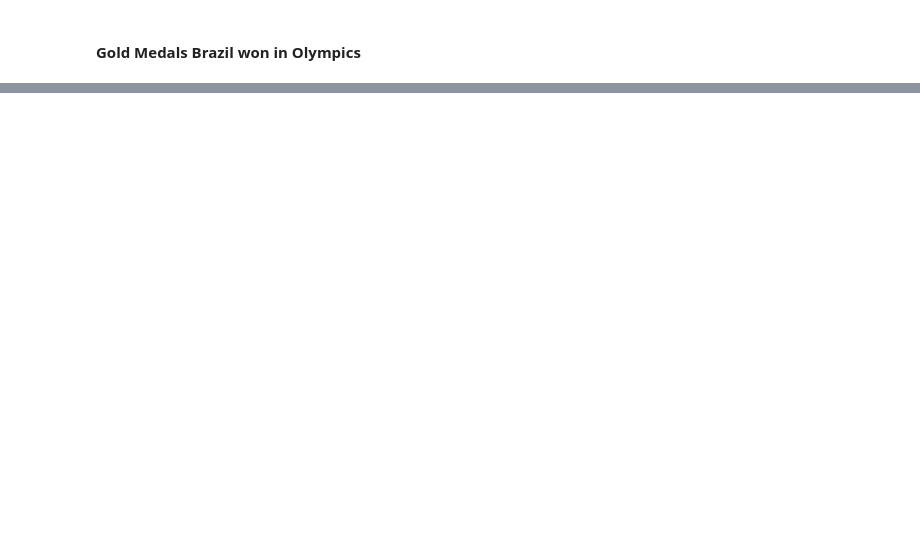
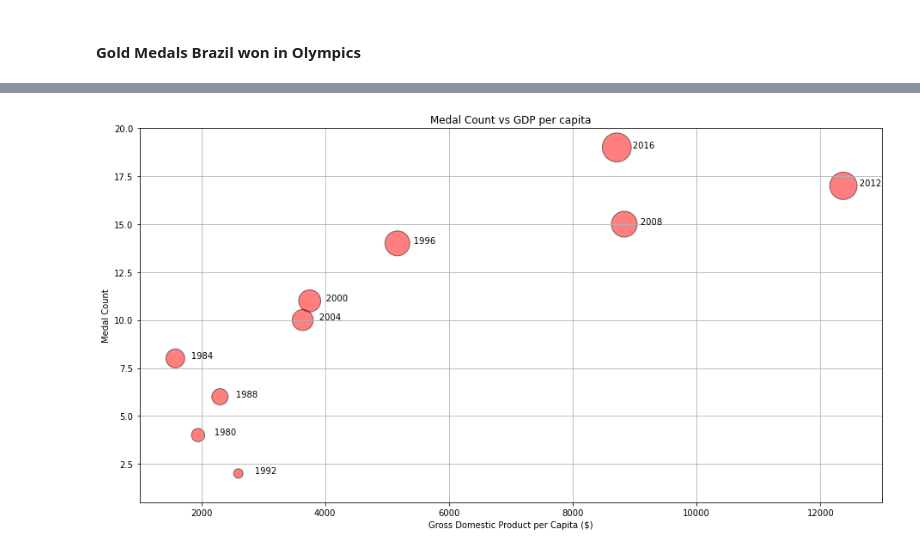
Before and after one commit to Trevor-Velez/project-1, a Jupyter notebook: GalynaM/BRA_medals.ipynb, the cells around one changed output, grey strips where cells are left out. Saved outputs shown, nothing was run; the diff lists cells and outputs as text; code cells hidden in the pictures; blank space fills up the shorter version.

```diff
--- a/GalynaM/BRA_medals.ipynb
+++ b/GalynaM/BRA_medals.ipynb
@@ -224,0 +287,5 @@ gold_plot
+# %%
+# Get GDP per capita
+wb.series.info('NY.GDP.PCAP.CD')
+BRA_gdp = wb.data.DataFrame(['NY.GDP.PCAP.CD', 'SP.POP.TOTL'], 'BRA', range(1980, 2020, 4))
+BRA_gdp
@@ -224,0 +332,28 @@ gold_plot
+# %%
+# Plot scatter chart for Total medals vs GDP per capita
+
+# Define size of markers
+s = [60*n for n in medals_GDP_df.Medals]
+s
+
+# Set Parameters for scatter plot
+fig, ax = plt.subplots()
+fig.set_size_inches(13, 7)
+
+scatter_plot = medals_GDP_df.plot(kind = 'scatter', x = "GDPs", y = "Medals", grid=True,
+                   s = s, marker="o", c="red", alpha = .5, edgecolors="black",
+                   title="Medal Count vs GDP per capita", ax=ax)
+
+scatter_plot.set_xlabel("Gross Domestic Product per Capita ($)")
+scatter_plot.set_ylabel("Medal Count")
+scatter_plot.set_ylim(0.5,20)
+scatter_plot.set_xlim(1000,13000)
+
+for k, v in medals_GDP_df.iterrows():
+    ax.annotate(f"      {k}", v)
+
+plt.tight_layout()
+
+fig.savefig(f"Output/Medals_vs_GDP.png")
+# %% [output]
+[figure, added]
```
Also changed, not shown: parts of 17 cells of this notebook, 9 other files.
